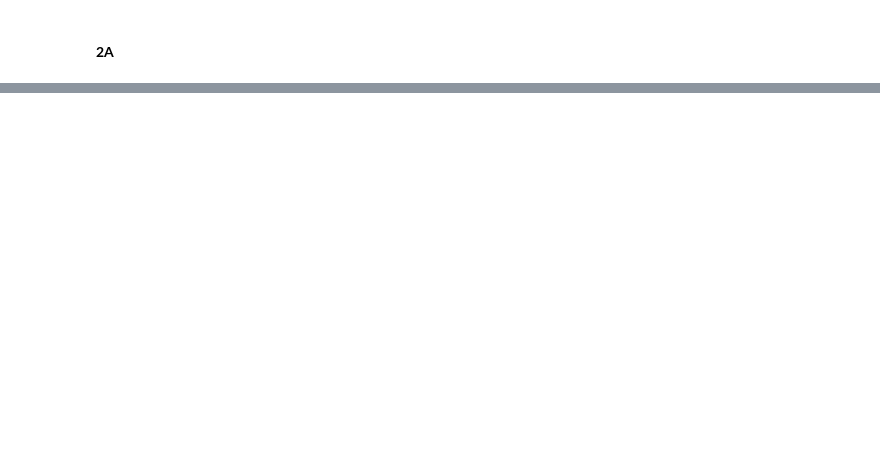
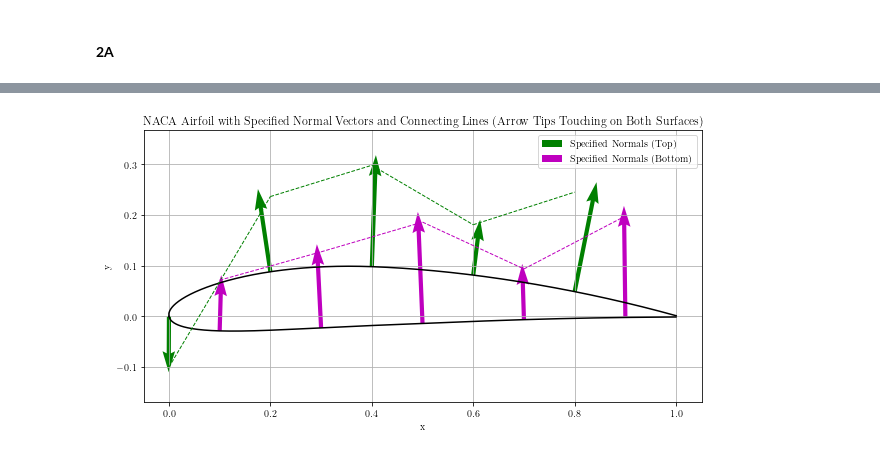
Before and after one commit to HarrisonStoelting/AeroLab, a Jupyter notebook: Lab_1.ipynb, the cells around one changed output, grey strips where cells are left out. Cells and saved outputs as stored; diff of their text form; code cells hidden in the pictures; blank space fills up the shorter version.

```diff
--- a/Lab_1.ipynb
+++ b/Lab_1.ipynb
@@ -118,3 +93,17 @@ naca0012_shape = pd.DataFrame(data = {
+# %%
+# Airfoil pressure tap geometry
+
+naca0012_shape = pd.DataFrame(data = {
+    'Tap': [1, 2, 3, 4, 5, 6, 7, 8, 9, 10, 11, 12, 13, 14, 15, 16, 17, 18],
+    'X Chord %': [0, 3.5, 8.8, 14.0, 19.3, 24.6, 29.8, 35.1, 40.4, 45.6, 50.9, 56.2, 61.4, 66.7, 72.0, 77.2, 82.5, 87.8],
+    'Y Chord %': [0, 3.0, 4.5, 5.2, 5.7, 5.9, 6.0, 5.9, 5.8, 5.5, 5.2, 4.9, 4.4, 4.0, 3.5, 2.9, 2.3, 1.7]
+})
+
+naca4412_shape = pd.DataFrame(data = {
+    'Tap': [1, 2, 3, 4, 5, 6, 7, 8, 9, 10, 11, 12, 13, 14, 15, 16, 17, 18],
+    'X Chord %': [0, 2.5, 5, 10, 20, 30, 40, 50, 70, 90, 85.8, 70, 50, 30, 20, 10, 6, 4],
+    'Y Chord %': [0, 3.4, 4.7, 6.6, 8.8, 9.8, 9.8, 9.2, 6.7, 2.7, -.3, -.7, -1.4, -2.3, -2.7, -2.9, -2.6, -2.3]
+})
 # %% [markdown]
 ## **Task 1**
 # %%
@@ -168,0 +211,6 @@ naca0012_data[0]
+# %%
+# Iterate through each AoA and save the figures to respective folders
+
+for i in [0, 8, 10, 12]:
+    cambered_pressure_plot(i).savefig(f'naca4412_Cp/4412_{i}_AoA_Cp.png')
+    symmetrical_pressure_plot(i).savefig(f'naca0012_Cp/0012_{i}_AoA_Cp.png')
@@ -172,0 +396,69 @@ naca0012_data[0]
+# %%
+import numpy as np
+import matplotlib.pyplot as plt
+
+# Define your NACA airfoil parameters
+m = 0.04  # Maximum camber
+p = 0.4   # Location of maximum camber
+t = 0.12  # Thickness
+c = 1.0   # Chord length
+
+# Generate x-coordinates
+x = np.linspace(0, 1, 1000)
+
+# Calculate airfoil coordinates
+x_upper, x_lower, y_upper, y_lower = naca4(x, m, p, t, c)
+
+# Specify the x-coordinates for the vectors on the upper and lower surfaces separately
+vector_x_coordinates_upper = [0.0, 0.2, 0.4, 0.6, 0.8]  # Specify x-coordinates for upper surface vectors
+vector_x_coordinates_lower = [0.1, 0.3, 0.5, 0.7, 0.9]  # Specify x-coordinates for lower surface vectors
+vector_magnitudes = [0.1, 0.15, 0.2, 0.1, 0.2]  # Specify the magnitudes of the vectors
+
+# Function to calculate the local normal vectors at specified x-coordinates for both surfaces
+def calculate_specified_normals(x, y, vector_x_coordinates, vector_magnitudes):
+    normals_x = []
+    normals_y = []
+    for xi, magnitude in zip(vector_x_coordinates, vector_magnitudes):
+        idx = np.argmin(np.abs(x - xi))
+        dx = x[idx + 1] - x[idx - 1]
+        dy = y[idx + 1] - y[idx - 1]
+        normal_length = np.sqrt(dx ** 2 + dy ** 2)
+
+        normals_x.append(-dy / normal_length * magnitude)
+        normals_y.append(dx / normal_length * magnitude)
+    return normals_x, normals_y
+
+# Calculate normal vectors for both surfaces at specified x-coordinates
+normals_x_upper, normals_y_upper = calculate_specified_normals(x_upper, y_upper, vector_x_coordinates_upper, vector_magnitudes)
+normals_x_lower, normals_y_lower = calculate_specified_normals(x_lower, y_lower, vector_x_coordinates_lower, vector_magnitudes)
+
+# Plot the airfoil
+plt.figure(figsize=(10, 5))
+plt.plot(x_upper, y_upper, 'k-')
+plt.plot(x_lower, y_lower, 'k-')
+
+# Plot specified normal vectors on the upper surface with arrow tips touching
+plt.quiver(vector_x_coordinates_upper, [y_upper[np.argmin(np.abs(x_upper - xi))] for xi in vector_x_coordinates_upper],
+           normals_x_upper, normals_y_upper, scale=1, color='g', label='Specified Normals (Top)', pivot='tail')
+# Plot specified normal vectors on the lower surface with arrow tips touching
+plt.quiver(vector_x_coordinates_lower, [y_lower[np.argmin(np.abs(x_lower - xi))] for xi in vector_x_coordinates_lower],
+           normals_x_lower, normals_y_lower, scale=1, color='m', label='Specified Normals (Bottom)', pivot='tail')
+
+# Add lines connecting the arrow tips on the top and bottom surfaces
+for i in range(len(vector_x_coordinates_upper) - 1):
+    plt.plot([vector_x_coordinates_upper[i], vector_x_coordinates_upper[i + 1]],
+             [y_upper[np.argmin(np.abs(x_upper - vector_x_coordinates_upper[i]))] + normals_y_upper[i],
+              y_upper[np.argmin(np.abs(x_upper - vector_x_coordinates_upper[i + 1]))] + normals_y_upper[i + 1]], 'g--', lw=1)
+    plt.plot([vector_x_coordinates_lower[i], vector_x_coordinates_lower[i + 1]],
+             [y_lower[np.argmin(np.abs(x_lower - vector_x_coordinates_lower[i]))] + normals_y_lower[i],
+              y_lower[np.argmin(np.abs(x_lower - vector_x_coordinates_lower[i + 1]))] + normals_y_lower[i + 1]], 'm--', lw=1)
+
+plt.xlabel('x')
+plt.ylabel('y')
+plt.title('NACA Airfoil with Specified Normal Vectors and Connecting Lines (Arrow Tips Touching on Both Surfaces)')
+plt.legend()
+plt.grid(True)
+plt.axis('equal')
+plt.show()
+# %% [output]
+[figure, added]
```
Also changed, not shown: parts of 15 cells of this notebook, 9 other files.
